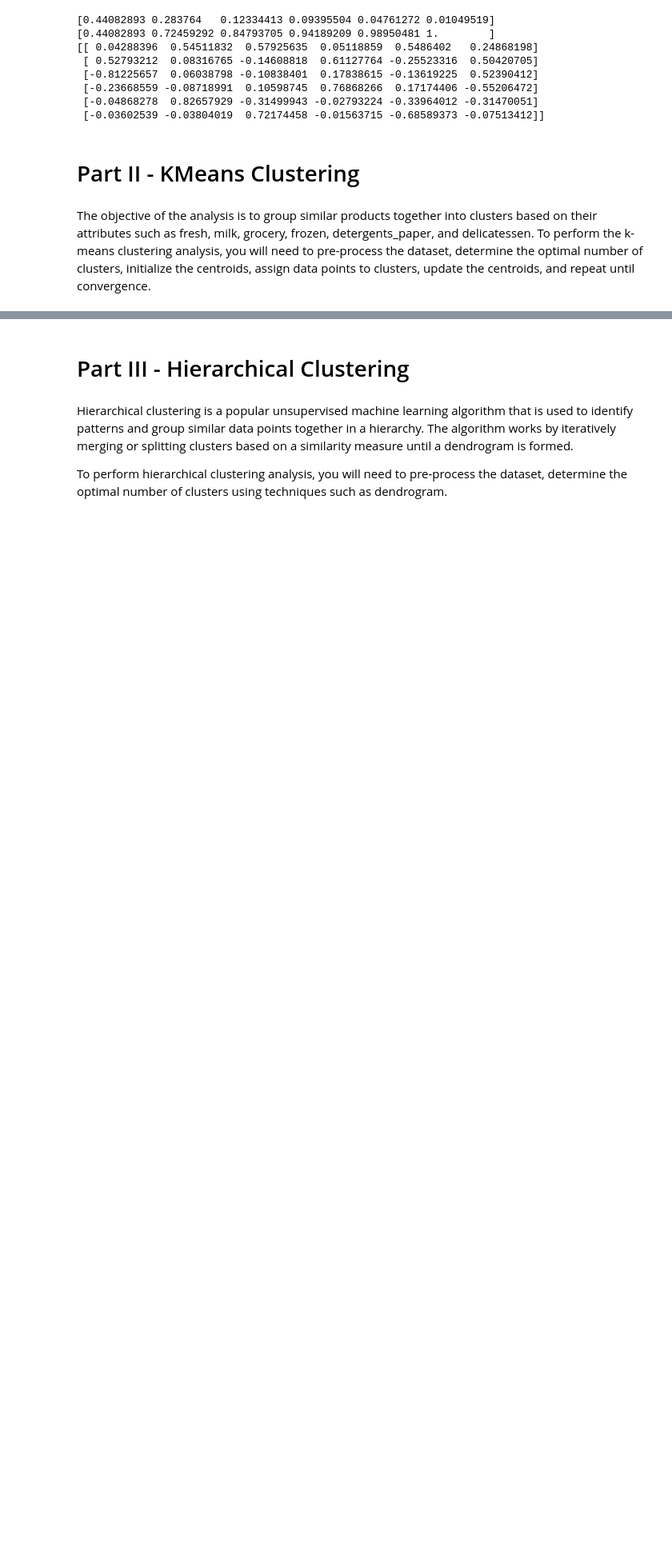
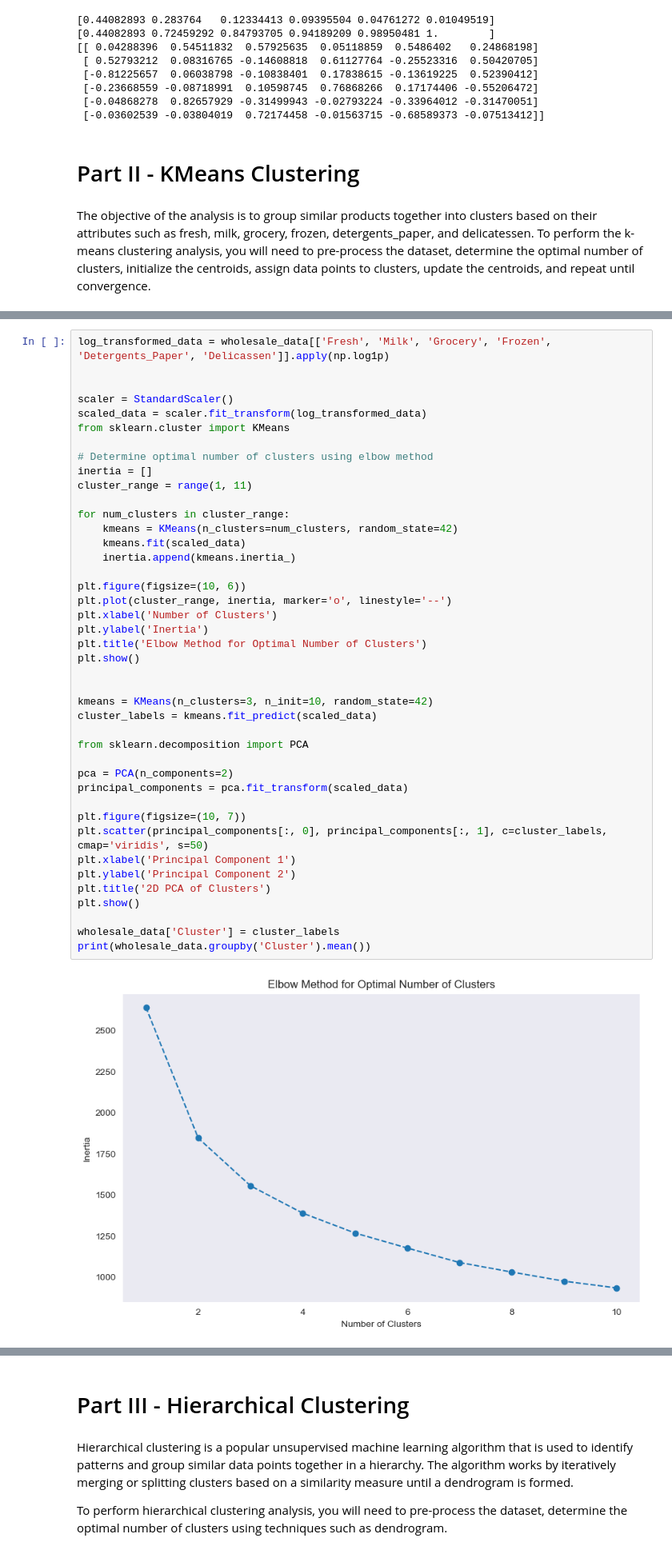
Before and after one commit to TRAP33ZOID/Unsupervised-Learning-Wholesale-Analysis, a Jupyter notebook: Unsupervised Learning.ipynb, the cells around one changed output, grey strips where cells are left out. Shown at 80% size. Drawn from its saved outputs; the diff is of its cells as text; blank space fills up the shorter version.

```diff
--- a/Unsupervised Learning.ipynb
+++ b/Unsupervised Learning.ipynb
@@ -193,0 +207,44 @@ The objective of the analysis is to group similar products together into cluster
+# %%
+log_transformed_data = wholesale_data[['Fresh', 'Milk', 'Grocery', 'Frozen', 'Detergents_Paper', 'Delicassen']].apply(np.log1p)
+
+
+scaler = StandardScaler()
+scaled_data = scaler.fit_transform(log_transformed_data)
+from sklearn.cluster import KMeans
+
+# Determine optimal number of clusters using elbow method
+inertia = []
+cluster_range = range(1, 11)
+
+for num_clusters in cluster_range:
+    kmeans = KMeans(n_clusters=num_clusters, random_state=42)
+    kmeans.fit(scaled_data)
+    inertia.append(kmeans.inertia_)
+
+plt.figure(figsize=(10, 6))
+plt.plot(cluster_range, inertia, marker='o', linestyle='--')
+plt.xlabel('Number of Clusters')
+plt.ylabel('Inertia')
+plt.title('Elbow Method for Optimal Number of Clusters')
+plt.show()
+
+
+kmeans = KMeans(n_clusters=3, n_init=10, random_state=42)
+cluster_labels = kmeans.fit_predict(scaled_data)
+
+from sklearn.decomposition import PCA
+
+pca = PCA(n_components=2)
+principal_components = pca.fit_transform(scaled_data)
+
+plt.figure(figsize=(10, 7))
+plt.scatter(principal_components[:, 0], principal_components[:, 1], c=cluster_labels, cmap='viridis', s=50)
+plt.xlabel('Principal Component 1')
+plt.ylabel('Principal Component 2')
+plt.title('2D PCA of Clusters')
+plt.show()
+
+wholesale_data['Cluster'] = cluster_labels
+print(wholesale_data.groupby('Cluster').mean())
+# %% [output]
+[figure, added]
```
Also changed, not shown: parts of 11 cells of this notebook.
